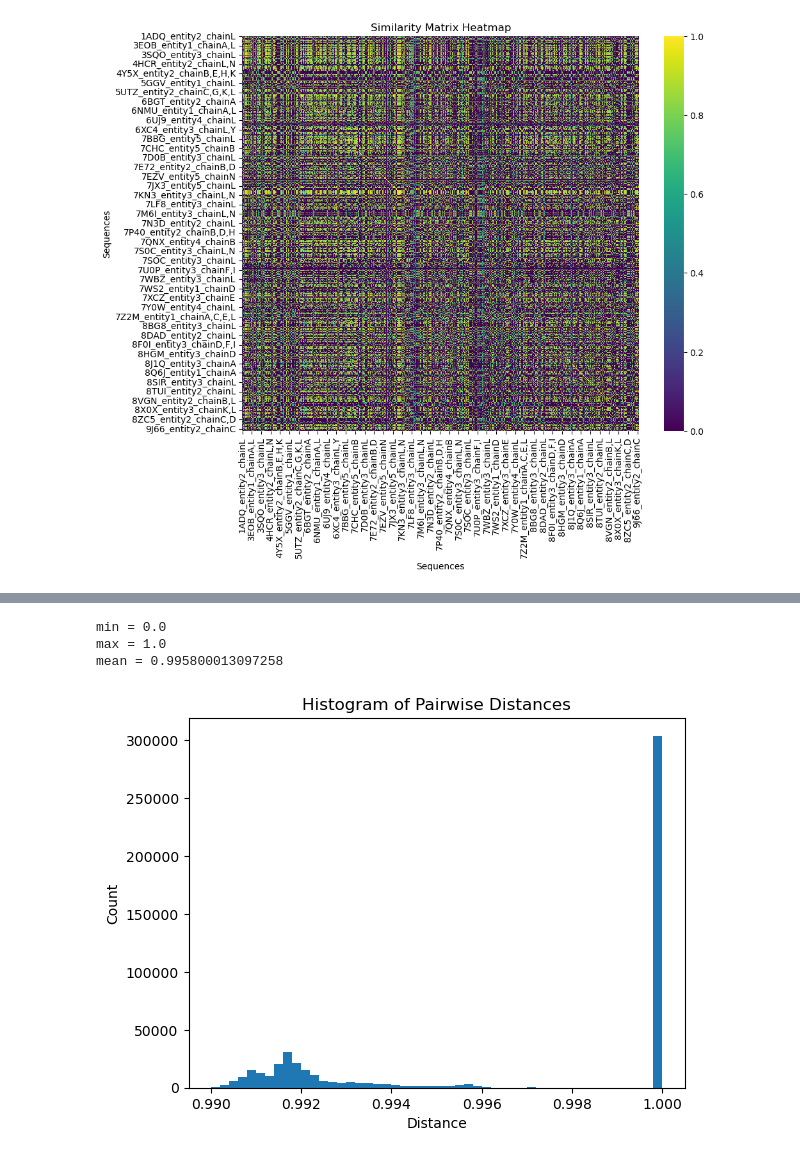
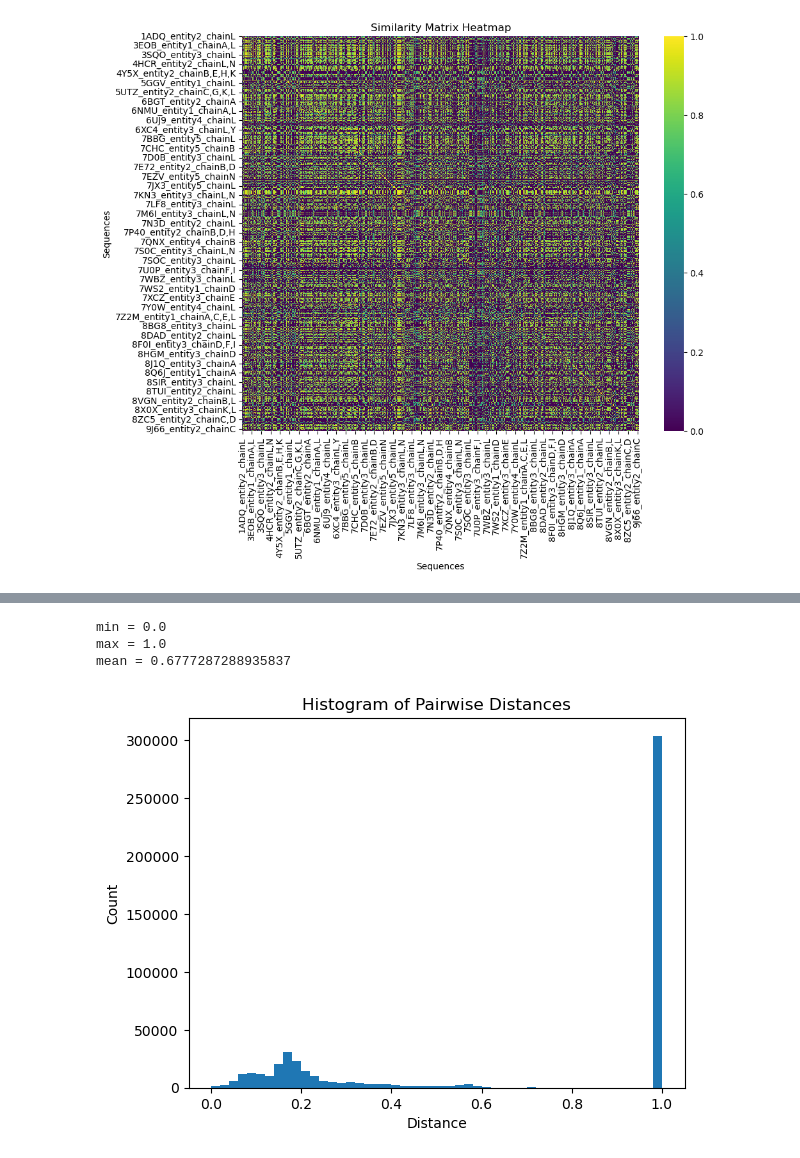
Before and after one commit to datascience-2025-group4/group04-team03, a Jupyter notebook: blasting/mmseqs/light_chains_analysis.ipynb, the cells around one changed output, grey strips where cells are left out. Cells and saved outputs as stored; diff of their text form; code cells hidden in the pictures.

```diff
--- a/blasting/mmseqs/light_chains_analysis.ipynb
+++ b/blasting/mmseqs/light_chains_analysis.ipynb
@@ -111,22 +119,25 @@ mean = 0.32226917398596133
 [figure]
 # %%
-#to ensure the distance matrix is correctly it should be inspected
+#makins distance matrix and inspecting it to be correct
 import matplotlib.pyplot as plt
 import numpy as np
 
+distance_matrix = 1 - similarity_matrix
+distance_matrix.to_csv("distance_matrix.csv")
+
 #printing out the minimum, maximum, mean
-print(f"min = {distance_matrix.min()}")
-print(f"max = {distance_matrix.max()}")
-print(f"mean = {distance_matrix.mean()}")
+print(f"min = {distance_matrix.values.min()}")
+print(f"max = {distance_matrix.values.max()}")
+print(f"mean = {distance_matrix.values.mean()}")
 
-values = distance_matrix[np.triu_indices_from(distance_matrix, k=1)]
+values = distance_matrix.values[np.triu_indices_from(distance_matrix.values, k=0)]
 plt.hist(values, bins=50)
 plt.title("Histogram of Pairwise Distances")
 plt.xlabel("Distance")
 plt.ylabel("Count")
 plt.show()
 # %% [output]
 min = 0.0
 max = 1.0
-mean = 0.995800013097258
+mean = 0.6777287288935837
-[figure, old version]
+[figure, new version]
```
Also changed, not shown: parts of 10 cells of this notebook.
